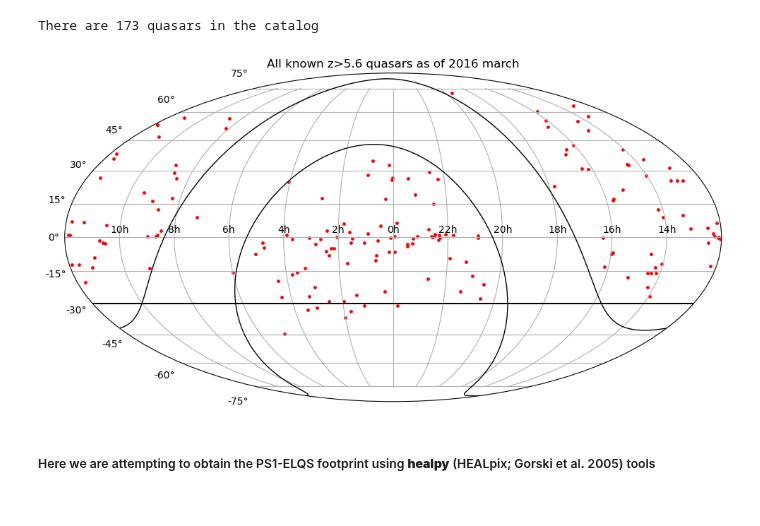
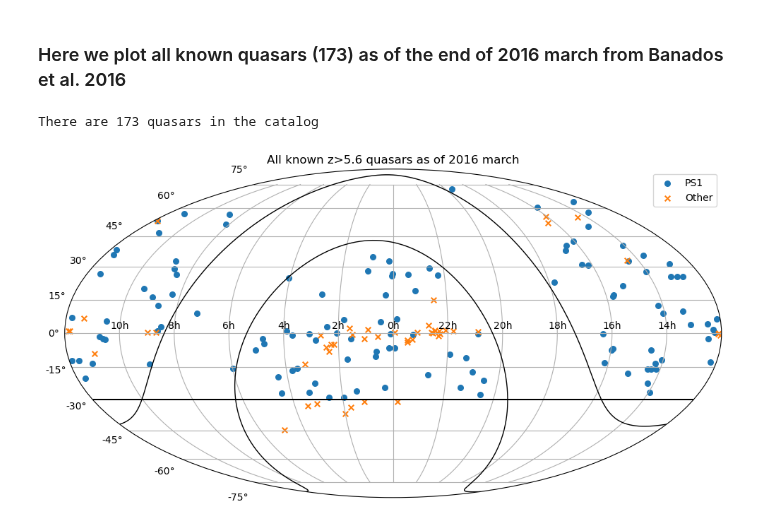
Before and after one commit to VibinRam/DP2, a Jupyter notebook: Codes/PS1_data_retrieval/Quasar_footprint_finder.ipynb, the cells around one changed output. Drawn from its saved outputs; the diff is of its cells as text; code cells hidden in the pictures.

Commit message:
Plotted all the ps1 distant quasar sample

```diff
--- a/Codes/PS1_data_retrieval/Quasar_footprint_finder.ipynb
+++ b/Codes/PS1_data_retrieval/Quasar_footprint_finder.ipynb
@@ -28,0 +19,4 @@ plot_sky_map_ps1(ra_col_schind, dec_col_schind, "PS1-ELQS Catalog")
+# %%
+mask_schind = np.zeros_like(ra_col_schind, dtype= int)
+mask = np.insert(mask_schind, 0, 1)
+plot_sky_map_ps1(ra_col_schind, dec_col_schind, mask_schind, labels = ['ELQS'], title = "PS1-ELQS Catalog")
@@ -29,3 +25,5 @@ plot_sky_map_ps1(ra_col_schind, dec_col_schind, "PS1-ELQS Catalog")
+# %% [markdown]
+### Here we plot all known quasars (173) as of the end of 2016 march from Banados et al. 2016
 # %%
 ### Reading the z > 5.6 quasar catalog of all known quasars as of the end of 2016 march from Banados et al. 2016
 banados_file_name = DP2_DIRECTORY + "Data/apjsaa3870t7_mrt.txt"
@@ -38,6 +47,9 @@ There are 173 quasars in the catalog
+# %%
+mask_ban = np.zeros_like(ra_col_ban, dtype=int)
+mask_ban[np.where(select_col_ban == 0)] = 1
+mask_ban = np.insert(mask, 0 ,2)
 # %%
-plot_sky_map_ps1(ra_col_ban, dec_col_ban, "All known z>5.6 quasars as of 2016 march")
+
+plot_sky_map_ps1(ra_col_ban, dec_col_ban, mask_ban, labels = ['PS1', 'Other'], title = "All known z>5.6 quasars as of 2016 march")
 # %% [output]
-[figure, old version]
+[figure, new version]
-# %% [markdown]
-##### Here we are attempting to obtain the PS1-ELQS footprint using **healpy** (HEALpix; Gorski et al. 2005) tools
```
Also changed, not shown: parts of 16 cells of this notebook, 6 other files.
